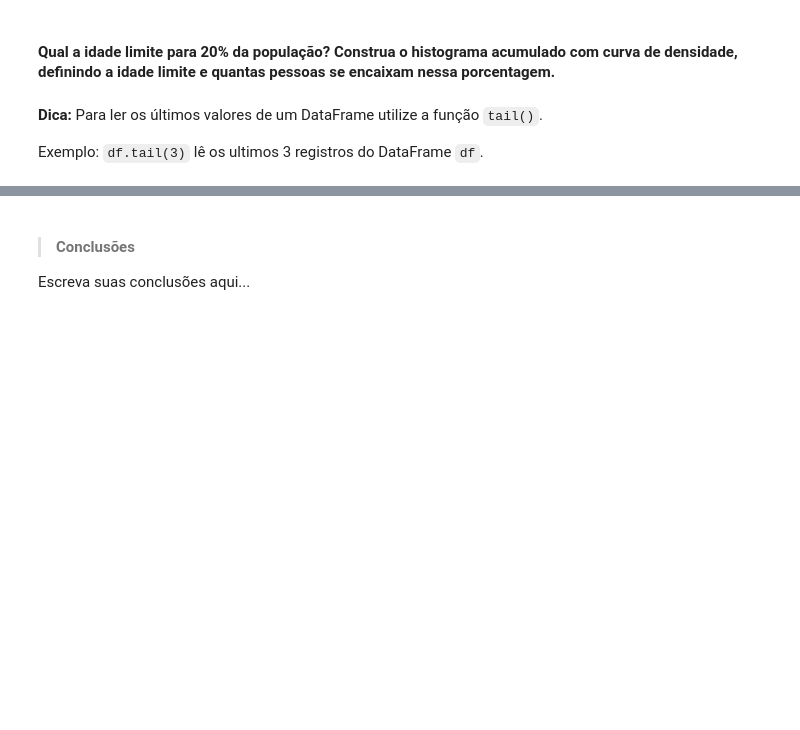
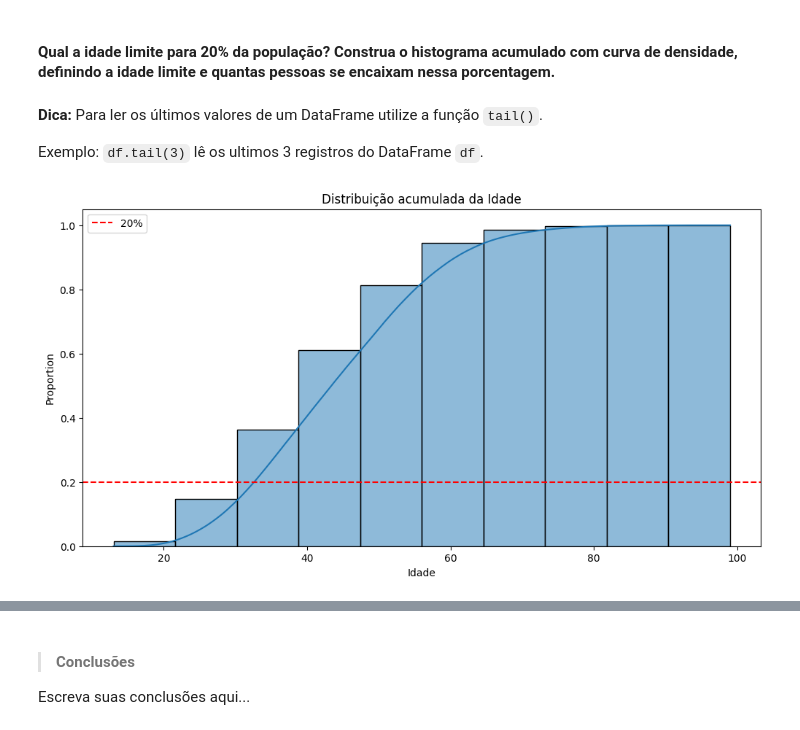
Before and after one commit to mauricioaalmeida/ONE-ETL, a Jupyter notebook: Desafios_Estatistica_01.ipynb, the cells around one changed output, grey strips where cells are left out. Drawn from its saved outputs; the diff is of its cells as text; code cells hidden in the pictures; blank space fills up the shorter version.

```diff
--- a/Desafios_Estatistica_01.ipynb
+++ b/Desafios_Estatistica_01.ipynb
@@ -637,3 +842,13 @@ Escreva suas conclusões aqui...
 **Dica:** Para ler os últimos valores de um DataFrame utilize a função `tail()`.
 
 Exemplo: `df.tail(3)` lê os ultimos 3 registros do DataFrame `df`.
+# %%
+plt.figure(figsize=(12, 6))
+sns.histplot(data=dados, x='Idade', bins = 10, cumulative=True, stat='proportion', kde=True)
+plt.axhline(0.20, color='red', linestyle='--', label='20%')
+plt.legend()
+plt.title('Distribuição acumulada da Idade')
+plt.xlabel('Idade')
+plt.show()
+# %% [output]
+[figure, added]
```
Also changed, not shown: parts of 41 cells of this notebook.
